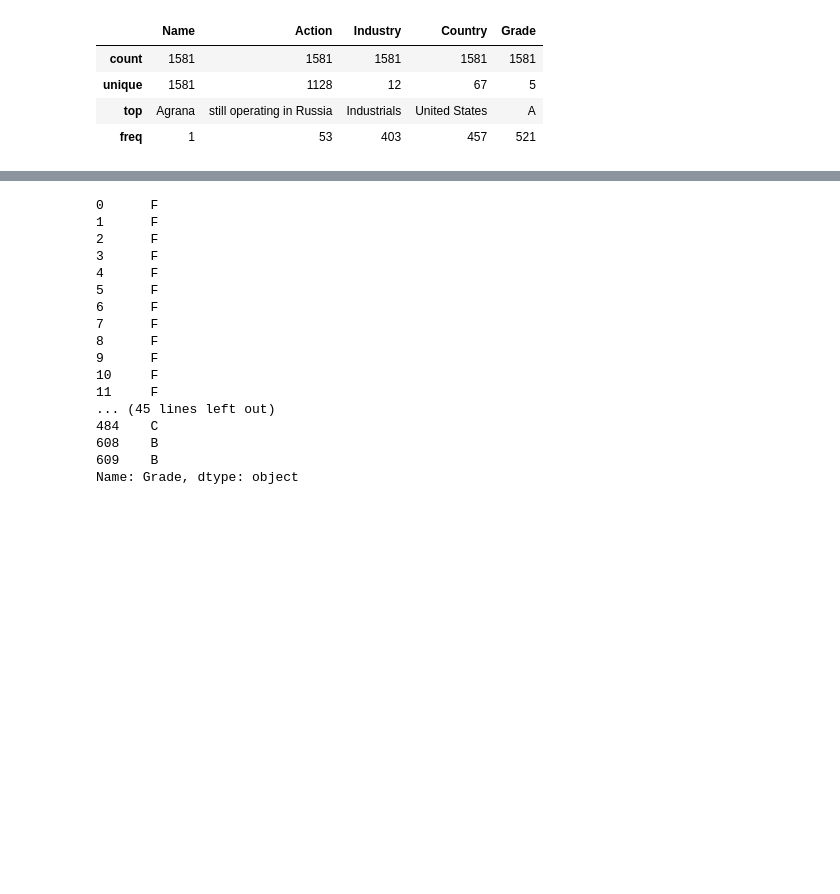
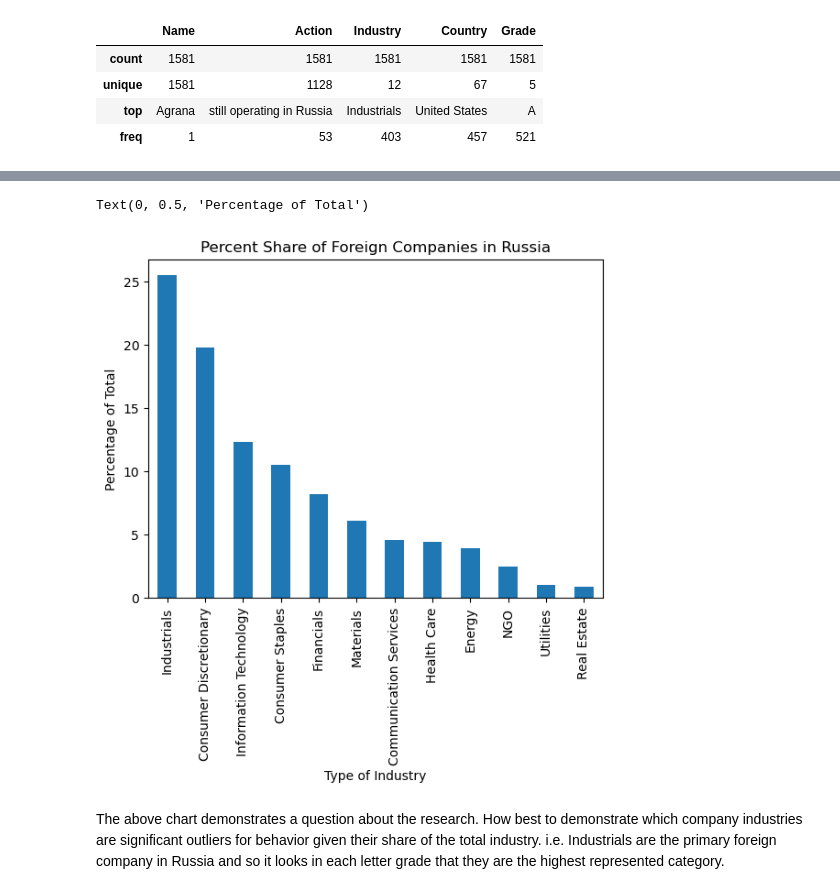
Before and after one commit to tralinde/companies_in_russia, a Jupyter notebook: notebooks/EDA.ipynb, the cells around one changed output, grey strips where cells are left out. Saved outputs shown, nothing was run; the diff lists cells and outputs as text; code cells hidden in the pictures; blank space fills up the shorter version.

Commit message:
Conducted EDA and a visualization of all companies in Russia based upon industry.

```diff
--- a/notebooks/EDA.ipynb
+++ b/notebooks/EDA.ipynb
@@ -23,3 +23,9 @@ country_data.describe()
 | unique | 1581 | 1128 | 12 | 67 | 5 |
 | top | Agrana | still operating in Russia | Industrials | United States | A |
 | freq | 1 | 53 | 403 | 457 | 521 |
+# %%
+industry_counts = country_data['Industry'].value_counts()
+total_companies = len(country_data)
+
+industry_percentages = industry_counts / total_companies * 100
+print(industry_percentages)
@@ -25,0 +46,11 @@ country_data.describe()
+# %%
+industry_percentages.plot(kind='bar')
+
+plt.title('Percent Share of Foreign Companies in Russia')
+plt.xlabel('Type of Industry')
+plt.ylabel('Percentage of Total')
+# %% [output]
+Text(0, 0.5, 'Percentage of Total')
+[figure, added]
+# %% [markdown]
+The above chart demonstrates a question about the research.  How best to demonstrate which company industries are significant outliers for behavior given their share of the total industry.  i.e. Industrials are the primary foreign company in Russia and so it looks in each letter grade that they are the highest represented category.
@@ -26,22 +62,3 @@ country_data.describe()
 # %%
-grade_a = country_data.groupby("Industry")['Grade']
-
-# grade_a_pd = grade_a.head(10).sort_values(by = 'Grade', ascending=False)
+industry_grades = country_data.groupby(['Industry', 'Grade'])['Grade'].value_counts().sort_values(ascending=False)
+print(industry_grades)
-# %% [output]
-0      F
-1      F
-2      F
-3      F
-4      F
-5      F
-6      F
-7      F
-8      F
-9      F
-10     F
-11     F
-... (45 lines left out)
-484    C
-608    B
-609    B
-Name: Grade, dtype: object
```
Also changed, not shown: parts of 7 cells of this notebook.
